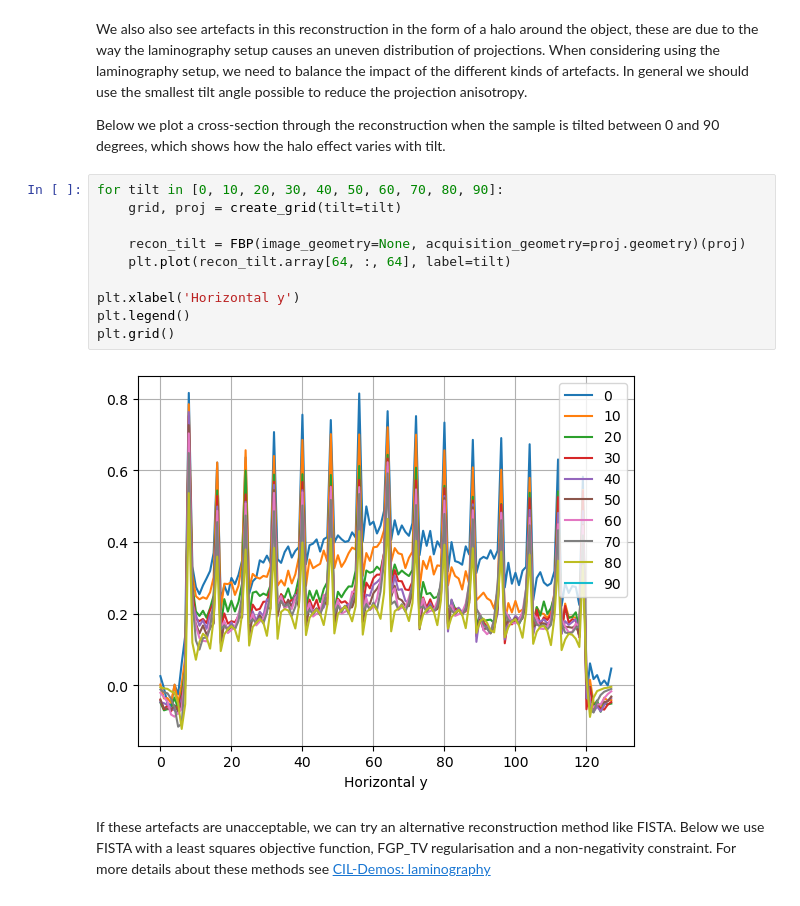
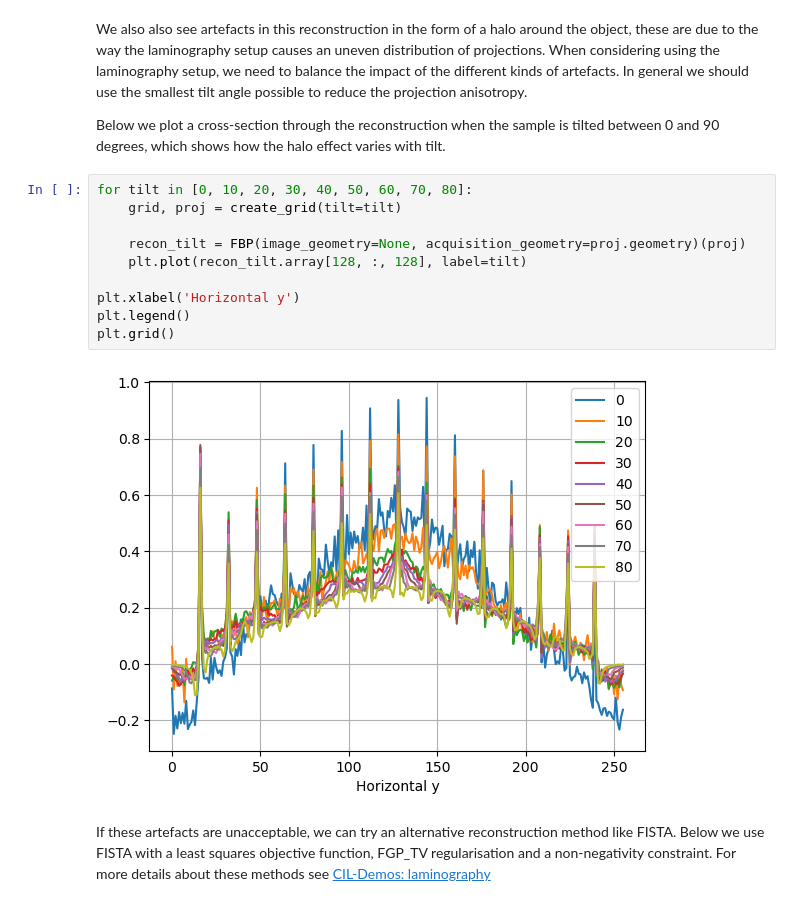
Before and after one commit to TomographicImaging/CCPi-Diamond-Laminography, a Jupyter notebook: laminography_artefacts_grid .ipynb, the cells around one changed output. Saved outputs shown, nothing was run; the diff lists cells and outputs as text.

```diff
--- a/laminography_artefacts_grid .ipynb
+++ b/laminography_artefacts_grid .ipynb
@@ -171,17 +94,17 @@ We also also see artefacts in this reconstruction in the form of a halo around t
 
 Below we plot a cross-section through the reconstruction when the sample is tilted between 0 and 90 degrees, which shows how the halo effect varies with tilt.
 # %%
-for tilt in [0, 10, 20, 30, 40, 50, 60, 70, 80, 90]:
+for tilt in [0, 10, 20, 30, 40, 50, 60, 70, 80]:
     grid, proj = create_grid(tilt=tilt)
 
     recon_tilt = FBP(image_geometry=None, acquisition_geometry=proj.geometry)(proj)
-    plt.plot(recon_tilt.array[64, :, 64], label=tilt)
+    plt.plot(recon_tilt.array[128, :, 128], label=tilt)
 
 plt.xlabel('Horizontal y')
 plt.legend()
 plt.grid()
 # %% [output]
-[figure, old version]
+[figure, new version]
 # %% [markdown]
 If these artefacts are unacceptable, we can try an alternative reconstruction method like FISTA. Below we use FISTA with a least squares objective function, FGP_TV regularisation and a non-negativity constraint. For more details about these methods see [CIL-Demos: laminography](https://github.com/TomographicImaging/CIL-Demos/blob/main/demos/2_Iterative/05_Laminography_with_TV.ipynb)
 # %%
```
Also changed, not shown: parts of 2 cells of this notebook, 31 other files.
